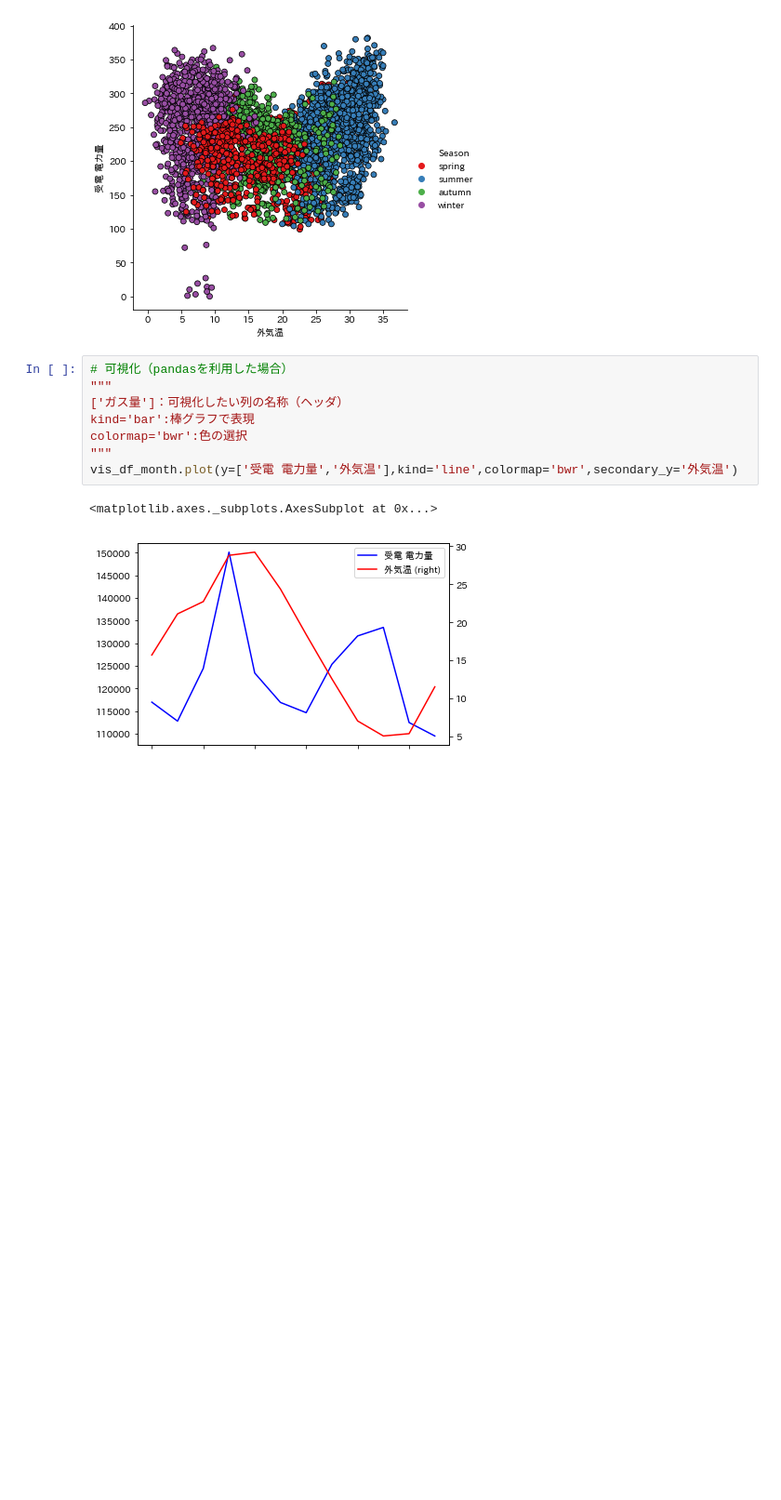
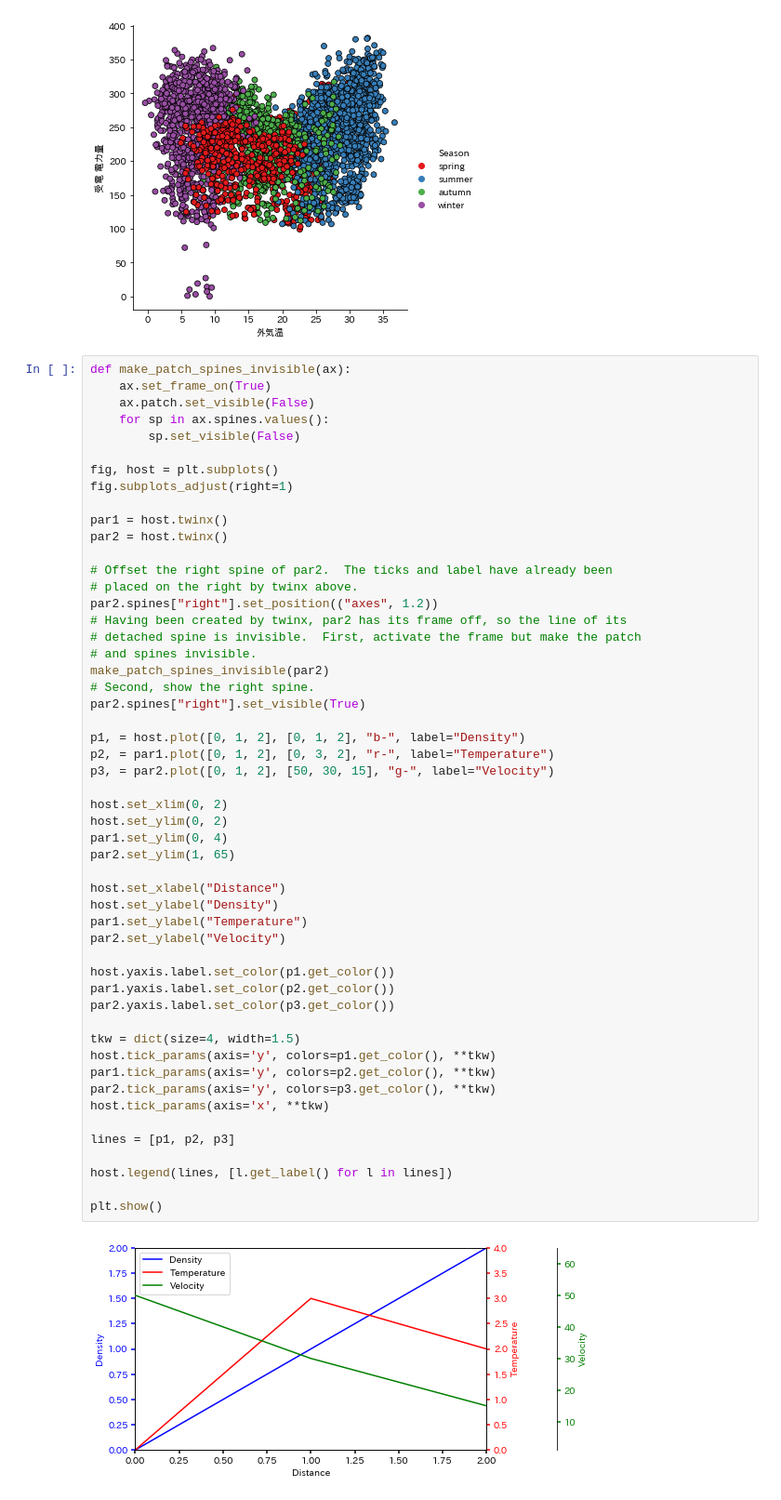
Before and after one commit to snuow/Visualization_for_EnergyDataAnalysis, a Jupyter notebook: Visualization_EnergyConsumption.ipynb, the cells around one changed output. Shown at 93% size. Saved outputs shown, nothing was run; the diff lists cells and outputs as text; blank space fills up the shorter version.

Commit message:
functest spines

```diff
--- a/Visualization_EnergyConsumption.ipynb
+++ b/Visualization_EnergyConsumption.ipynb
@@ -316,14 +316,57 @@ sns.relplot(x = '外気温',# x軸の値を文字列で指定（データフレ
 # %% [output]
 <seaborn.axisgrid.FacetGrid at 0x...>
 [figure]
-# %%
-# 可視化（pandasを利用した場合）
-"""
-['ガス量']：可視化したい列の名称（ヘッダ）
-kind='bar':棒グラフで表現
-colormap='bwr':色の選択
-"""
-vis_df_month.plot(y=['受電 電力量','外気温'],kind='line',colormap='bwr',secondary_y='外気温')
-# %% [output]
-<matplotlib.axes._subplots.AxesSubplot at 0x...>
-[figure, removed]
+# %%
+def make_patch_spines_invisible(ax):
+    ax.set_frame_on(True)
+    ax.patch.set_visible(False)
+    for sp in ax.spines.values():
+        sp.set_visible(False)
+
+fig, host = plt.subplots()
+fig.subplots_adjust(right=1)
+
+par1 = host.twinx()
+par2 = host.twinx()
+
+# Offset the right spine of par2.  The ticks and label have already been
+# placed on the right by twinx above.
+par2.spines["right"].set_position(("axes", 1.2))
+# Having been created by twinx, par2 has its frame off, so the line of its
+# detached spine is invisible.  First, activate the frame but make the patch
+# and spines invisible.
+make_patch_spines_invisible(par2)
+# Second, show the right spine.
+par2.spines["right"].set_visible(True)
+
+p1, = host.plot([0, 1, 2], [0, 1, 2], "b-", label="Density")
+p2, = par1.plot([0, 1, 2], [0, 3, 2], "r-", label="Temperature")
+p3, = par2.plot([0, 1, 2], [50, 30, 15], "g-", label="Velocity")
+
+host.set_xlim(0, 2)
+host.set_ylim(0, 2)
+par1.set_ylim(0, 4)
+par2.set_ylim(1, 65)
+
+host.set_xlabel("Distance")
+host.set_ylabel("Density")
+par1.set_ylabel("Temperature")
+par2.set_ylabel("Velocity")
+
+host.yaxis.label.set_color(p1.get_color())
+par1.yaxis.label.set_color(p2.get_color())
+par2.yaxis.label.set_color(p3.get_color())
+
+tkw = dict(size=4, width=1.5)
+host.tick_params(axis='y', colors=p1.get_color(), **tkw)
+par1.tick_params(axis='y', colors=p2.get_color(), **tkw)
+par2.tick_params(axis='y', colors=p3.get_color(), **tkw)
+host.tick_params(axis='x', **tkw)
+
+lines = [p1, p2, p3]
+
+host.legend(lines, [l.get_label() for l in lines])
+
+plt.show()
+# %% [output]
+[figure, added]
```
Also changed, not shown: parts of 1 cell of this notebook.
